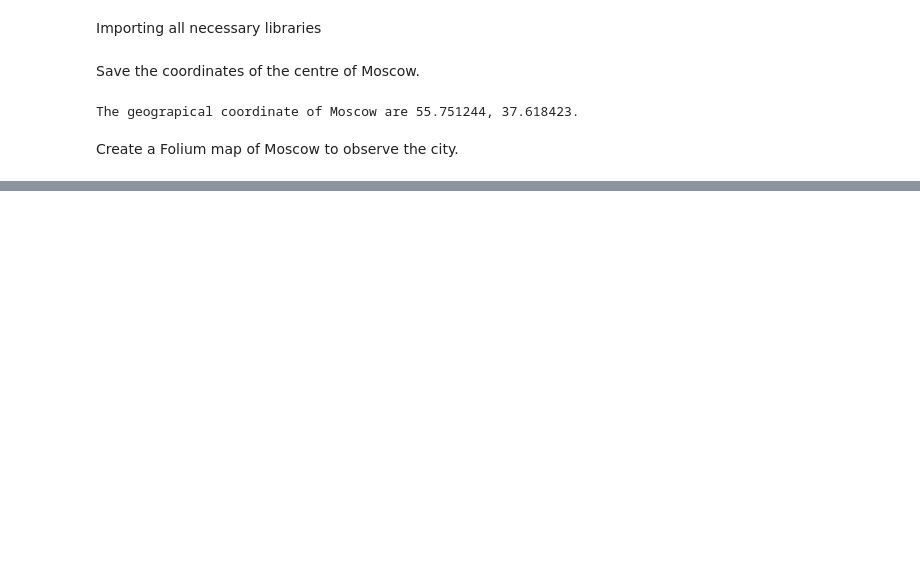
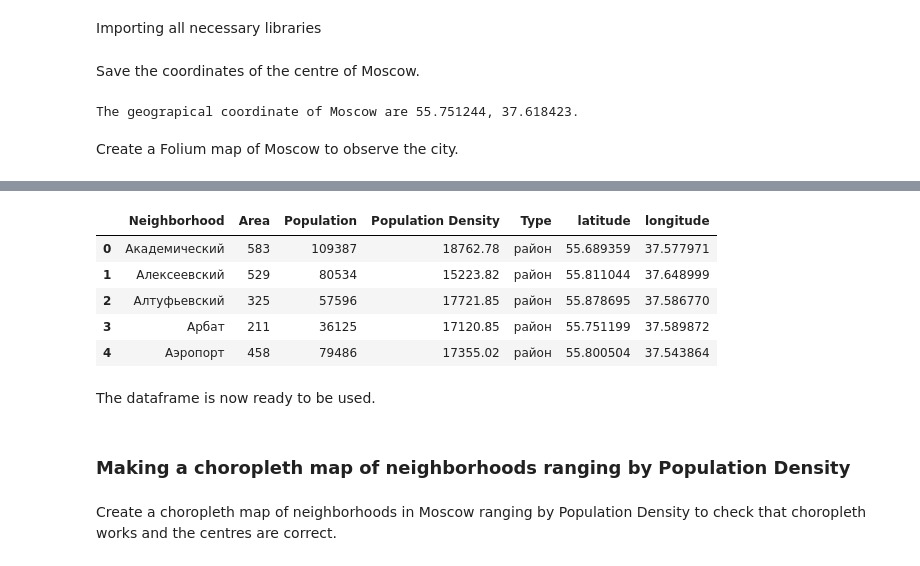
Before and after one commit to OkolelovV/Coursera_Applied_Data_Science_Capstone, a Jupyter notebook: The Battle of Neighborhoods - Coursera Data Science Project.ipynb, the cells around one changed output, grey strips where cells are left out. Saved outputs shown, nothing was run; the diff lists cells and outputs as text; code cells hidden in the pictures; blank space fills up the shorter version.

```diff
--- a/The Battle of Neighborhoods - Coursera Data Science Project.ipynb
+++ b/The Battle of Neighborhoods - Coursera Data Science Project.ipynb
@@ -118,0 +264,17 @@ moscow_map
+# %%
+df = pd.read_excel('Moscow neighbourhoods.xlsx')
+df.drop(columns = 'Unnamed: 0', inplace = True)
+df.head()
+# %% [output]
+|  | Neighborhood | Area | Population | Population Density | Type | latitude | longitude |
+| 0 | Академический | 583 | 109387 | 18762.78 | район | 55.689359 | 37.577971 |
+| 1 | Алексеевский | 529 | 80534 | 15223.82 | район | 55.811044 | 37.648999 |
+| 2 | Алтуфьевский | 325 | 57596 | 17721.85 | район | 55.878695 | 37.586770 |
+| 3 | Арбат | 211 | 36125 | 17120.85 | район | 55.751199 | 37.589872 |
+| 4 | Аэропорт | 458 | 79486 | 17355.02 | район | 55.800504 | 37.543864 |
+# %% [markdown]
+The dataframe is now ready to be used.
+# %% [markdown]
+### Making a choropleth map of neighborhoods ranging by Population Density
+# %% [markdown]
+Create a choropleth map of neighborhoods in Moscow ranging by Population Density to check that choropleth works and the centres are correct.
```
Also changed, not shown: parts of 58 cells of this notebook.
